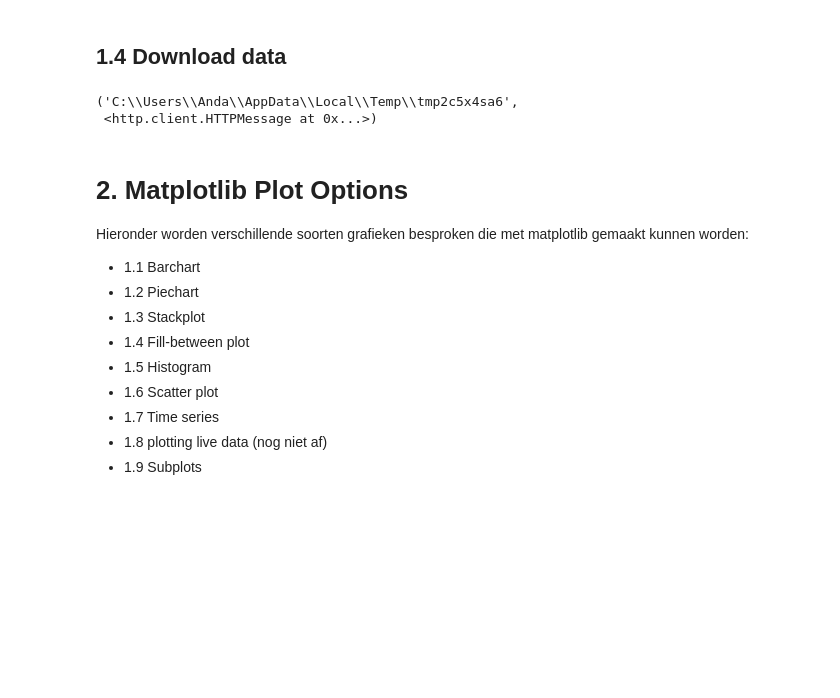
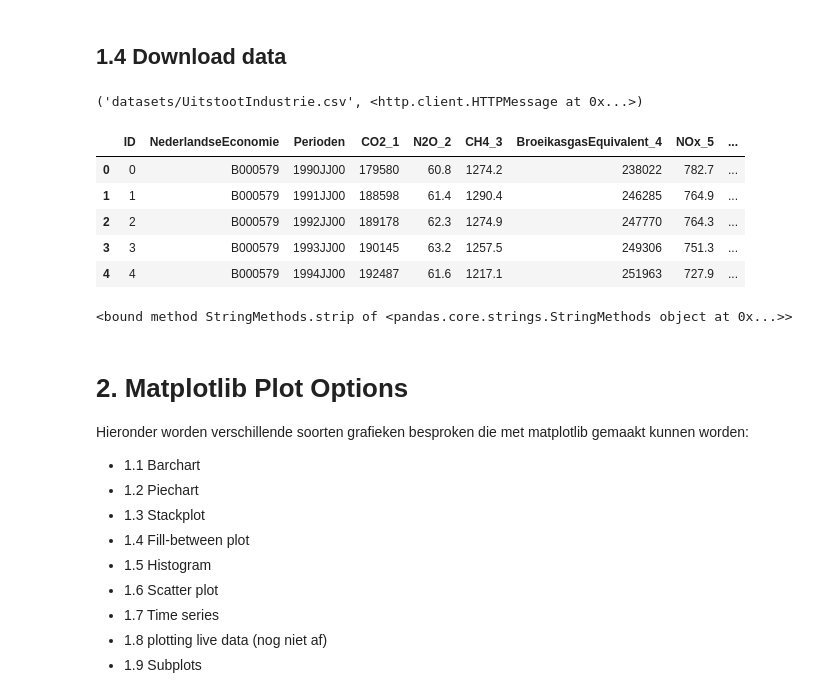
Before and after one commit to GitAnda/PythonCourse2020, a Jupyter notebook: DataVisualisation.ipynb, the cells around one changed output. Drawn from its saved outputs; the diff is of its cells as text; code cells hidden in the pictures; blank space fills up the shorter version.

Commit message:
Failed to make data.csv

```diff
--- a/DataVisualisation.ipynb
+++ b/DataVisualisation.ipynb
@@ -34,10 +34,28 @@ When running matplotlib from a script you will have to call `plt.show()` to see
 # %% [markdown]
 ## 1.4 Download data
 # %%
-import urllib
+import urllib.request
+import os
+
+datapath = "datasets"
+os.makedirs(datapath, exist_ok=True)
 
 DOWNLOAD_URL = "https://github.com/GitAnda/PythonCourse2020/blob/main/datasets/83300NED_TypedDataSet_17112020_113836.csv"
-urllib.request.urlretrieve(DOWNLOAD_URL)
+urllib.request.urlretrieve(DOWNLOAD_URL, datapath + "/UitstootIndustrie.csv")
 # %% [output]
-('C:\\Users\\Anda\\AppData\\Local\\Temp\\tmp2c5x4sa6',
- <http.client.HTTPMessage at 0x...>)
+('datasets/UitstootIndustrie.csv', <http.client.HTTPMessage at 0x...>)
+# %%
+import pandas as pd
+
+datapath = "datasets"
+data = pd.read_csv(datapath + "/83300NED_TypedDataSet_17112020_113836.csv", delimiter = ";")
+metadata = pd.read_csv(datapath + "/Key.csv", delimiter = ";")
+
+data.head()
+# %% [output]
+|  | ID | NederlandseEconomie | Perioden | CO2_1 | N2O_2 | CH4_3 | BroeikasgasEquivalent_4 | NOx_5 | ... |
+| 0 | 0 | B000579 | 1990JJ00 | 179580 | 60.8 | 1274.2 | 238022 | 782.7 | ... |
+| 1 | 1 | B000579 | 1991JJ00 | 188598 | 61.4 | 1290.4 | 246285 | 764.9 | ... |
+| 2 | 2 | B000579 | 1992JJ00 | 189178 | 62.3 | 1274.9 | 247770 | 764.3 | ... |
+| 3 | 3 | B000579 | 1993JJ00 | 190145 | 63.2 | 1257.5 | 249306 | 751.3 | ... |
+| 4 | 4 | B000579 | 1994JJ00 | 192487 | 61.6 | 1217.1 | 251963 | 727.9 | ... |
@@ -44,3 +68,10 @@ urllib.request.urlretrieve(DOWNLOAD_URL)
+# %%
+data["NederlandseEconomie"].str.strip
+
+# newdata = data.replace(metadata.Key, metadata.Title)
+# newdata
+# %% [output]
+<bound method StringMethods.strip of <pandas.core.strings.StringMethods object at 0x...>>
 # %% [markdown]
 # 2. Matplotlib Plot Options
 
```
Also changed, not shown: parts of 3 cells of this notebook, 1 other file.
